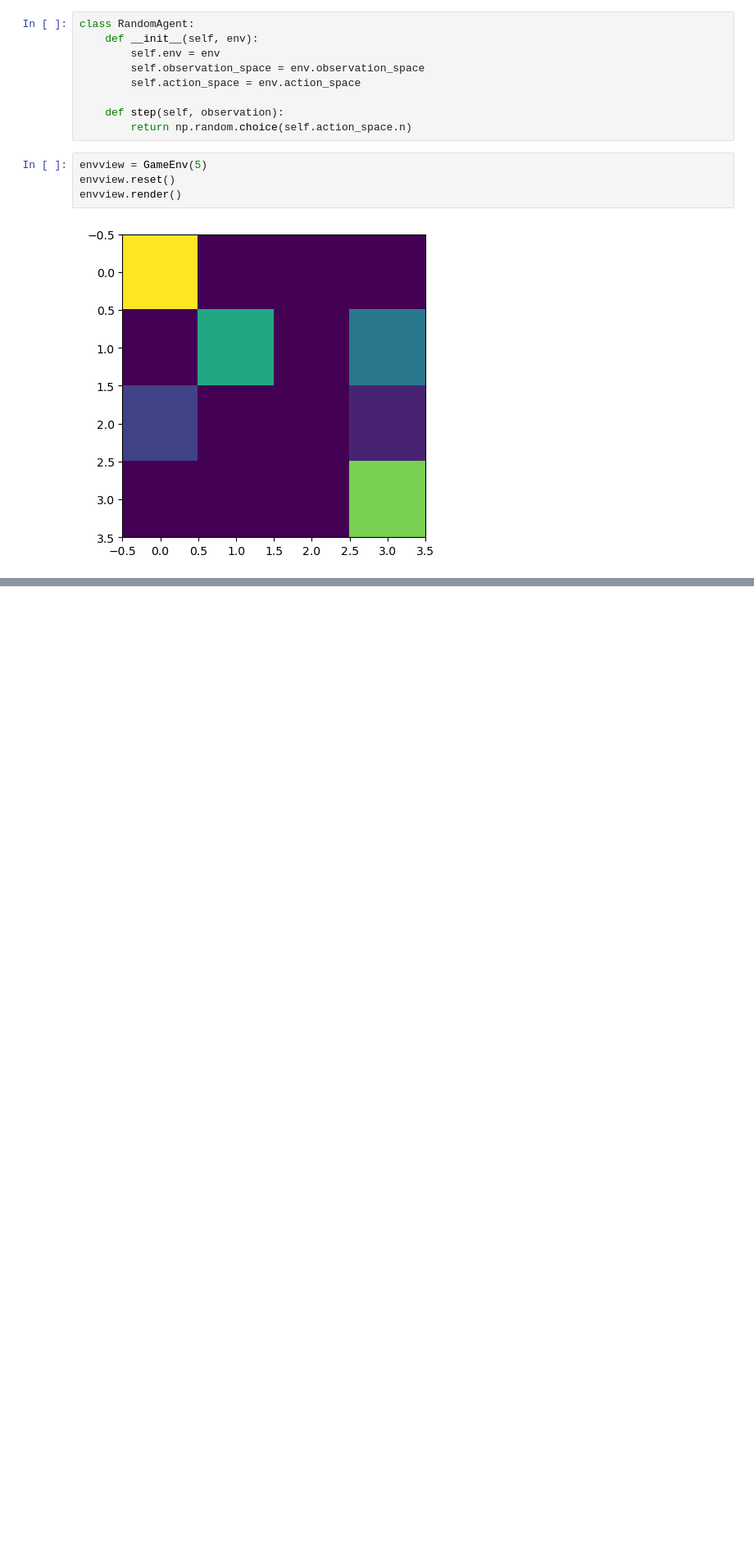
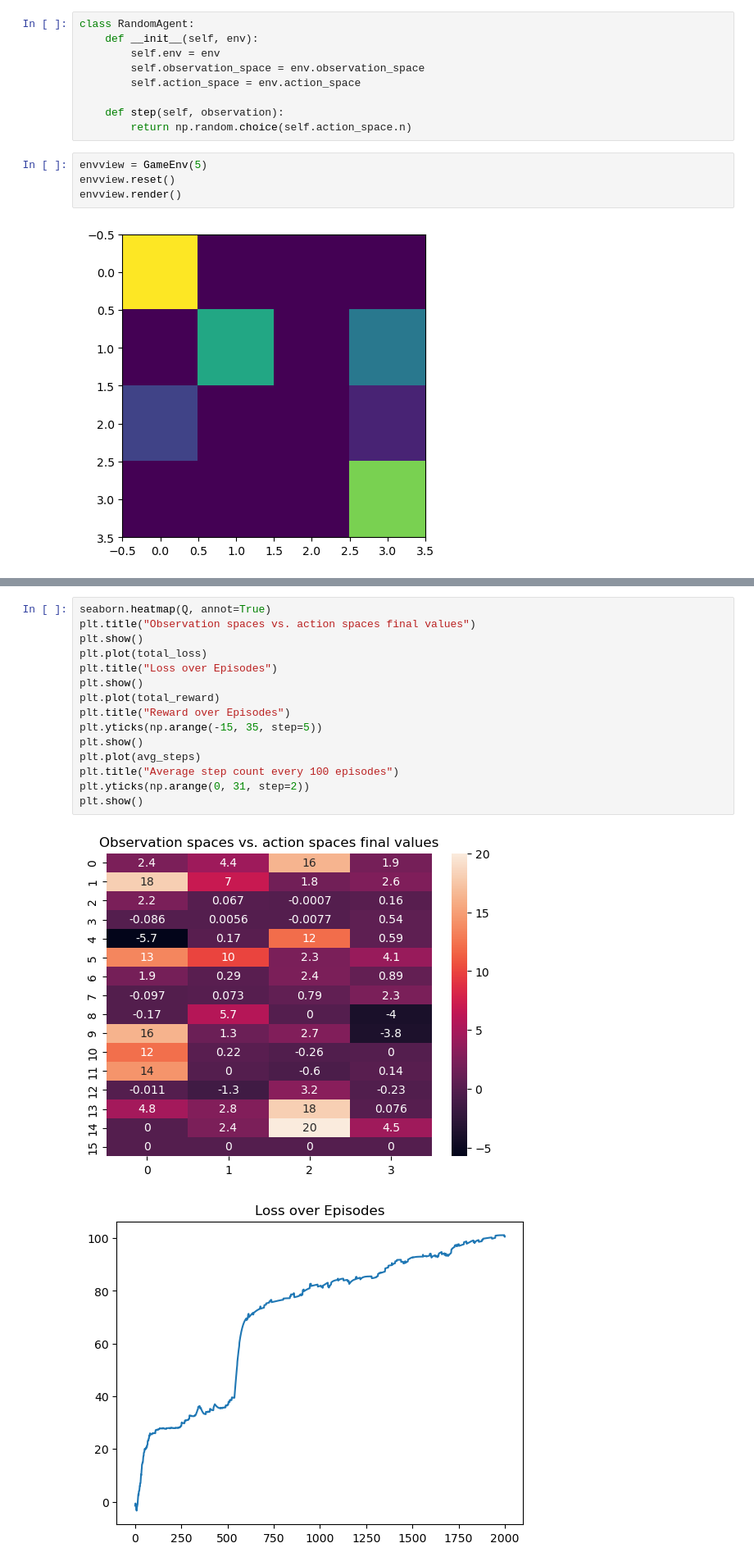
Before and after one commit to LYT922/ML-Reinforcement-Learning, a Jupyter notebook: emmawald_ylin254_assignment3_part_1_2.ipynb, the cells around one changed output, grey strips where cells are left out. Shown at 82% size. Cells and saved outputs as stored; diff of their text form; blank space fills up the shorter version.

```diff
--- a/emmawald_ylin254_assignment3_part_1_2.ipynb
+++ b/emmawald_ylin254_assignment3_part_1_2.ipynb
@@ -324,0 +433,18 @@ plt.show()
+# %%
+seaborn.heatmap(Q, annot=True)
+plt.title("Observation spaces vs. action spaces final values")
+plt.show()
+plt.plot(total_loss)
+plt.title("Loss over Episodes")
+plt.show()
+plt.plot(total_reward)
+plt.title("Reward over Episodes")
+plt.yticks(np.arange(-15, 35, step=5))
+plt.show()
+plt.plot(avg_steps)
+plt.title("Average step count every 100 episodes")
+plt.yticks(np.arange(0, 31, step=2))
+plt.show()
+# %% [output]
+[figure, added]
+[figure, added]
```
Also changed, not shown: parts of 22 cells of this notebook.
